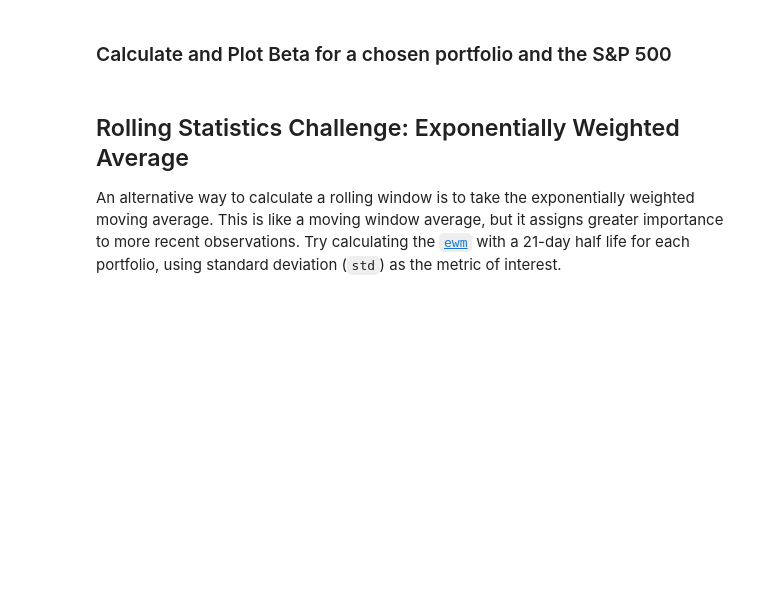
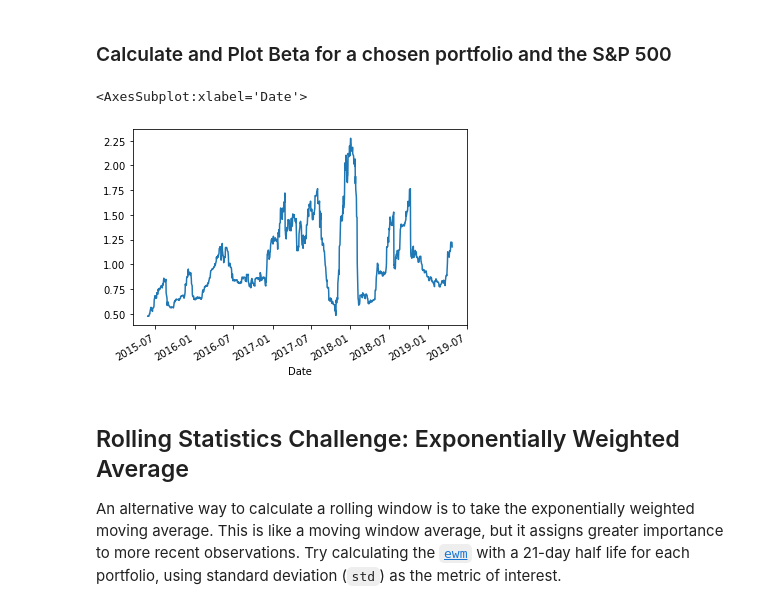
Before and after one commit to jdonnelly0804/Module-4-Challenge, a Jupyter notebook: whale_analysis.ipynb, the cells around one changed output. Drawn from its saved outputs; the diff is of its cells as text; code cells hidden in the pictures; blank space fills up the shorter version.

```diff
--- a/whale_analysis.ipynb
+++ b/whale_analysis.ipynb
@@ -243,12 +257,16 @@ Risk changes over time. Analyze the rolling statistics for Risk and Beta.
 ### Calculate and Plot Beta for a chosen portfolio and the S&P 500
 # %%
 # Calculate covariance of a single portfolio
-
+soros_cov = combined_df['SOROS FUND MANAGEMENT LLC'].rolling(window=60).cov()
 # Calculate variance of S&P 500
-
+variance = combined_df['SP500 Returns'].rolling(window=60).var()
 # Computing beta
-
+beta = soros_cov/variance
 # Plot beta trend
+beta.plot()
+# %% [output]
+<AxesSubplot:xlabel='Date'>
+[figure, added]
 # %% [markdown]
 ## Rolling Statistics Challenge: Exponentially Weighted Average
 
```
Also changed, not shown: parts of 3 cells of this notebook.
